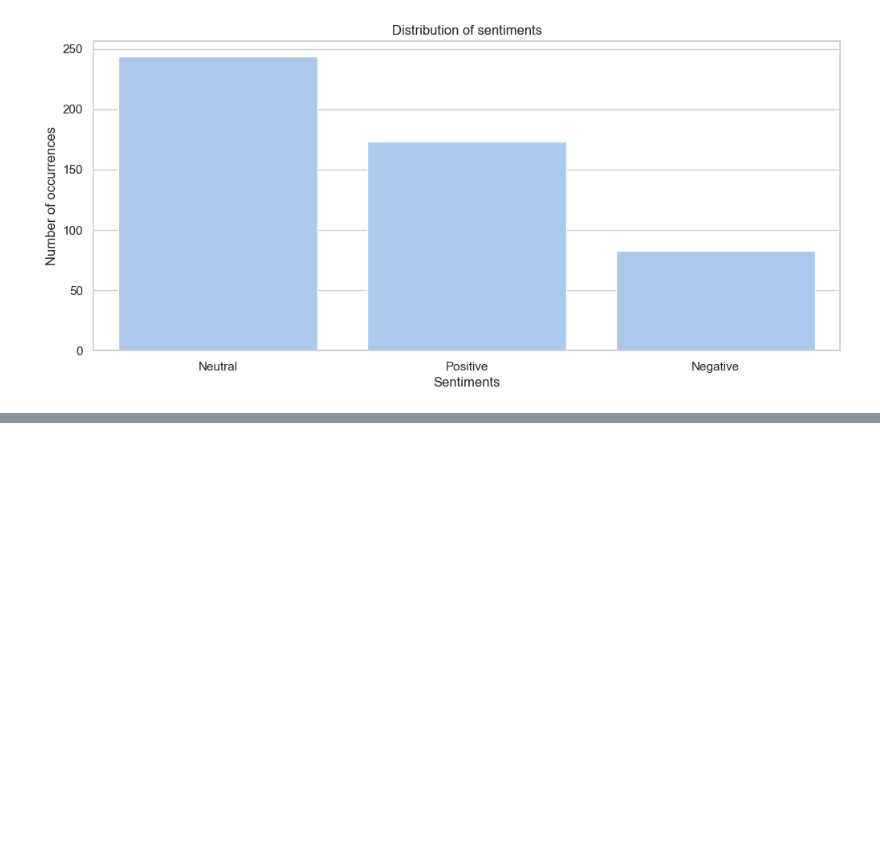
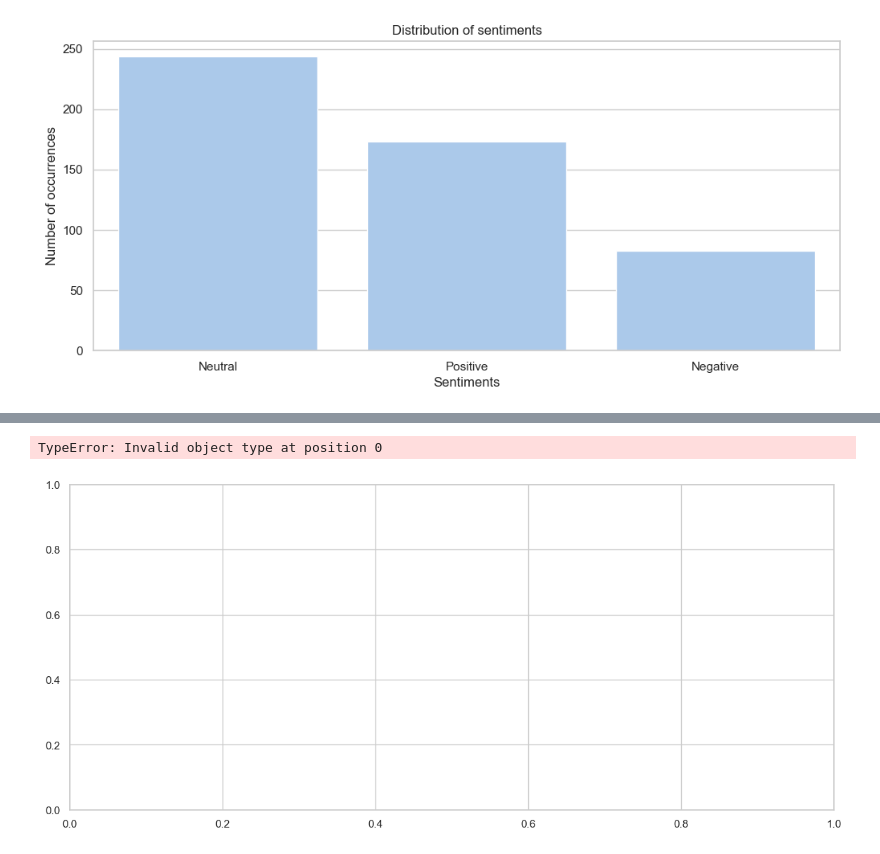
Before and after one commit to Abdiasarsene/Employee_Emotion_Analysis, a Jupyter notebook: employee.ipynb, the cells around one changed output, grey strips where cells are left out. Cells and saved outputs as stored; diff of their text form; code cells hidden in the pictures; blank space fills up the shorter version.

```diff
--- a/employee.ipynb
+++ b/employee.ipynb
@@ -159,0 +205,28 @@ plt.show()
+# %%
+import pandas as pd
+import matplotlib.pyplot as plt
+import seaborn as sns
+
+# Convertir la colonne 'Date' en format datetime si ce n'est pas déjà fait
+text['Date'] = pd.to_datetime(text['Date'])
+
+# Extraire le trimestre et l'année
+text['Trimestre'] = text['Date'].dt.to_period('Q')
+
+# Compter les émotions par trimestre
+emotion_trend = text.groupby(['Trimestre', 'dominant_emotion']).size().unstack(fill_value=0)
+
+# Tracer le lineplot avec les trimestres
+plt.figure(figsize=(14, 6))
+sns.lineplot(data=emotion_trend, marker='o')
+
+plt.title("Évolution des émotions par trimestre")
+plt.xlabel("Trimestre")
+plt.ylabel("Nombre d'occurrences")
+plt.xticks(rotation=45)
+plt.grid()
+plt.legend(title="Émotions", bbox_to_anchor=(1.05, 1), loc='upper left')
+plt.show()
+# %% [output]
+TypeError: Invalid object type at position 0
+[figure, added]
```
Also changed, not shown: parts of 4 cells of this notebook, 1 other file.
